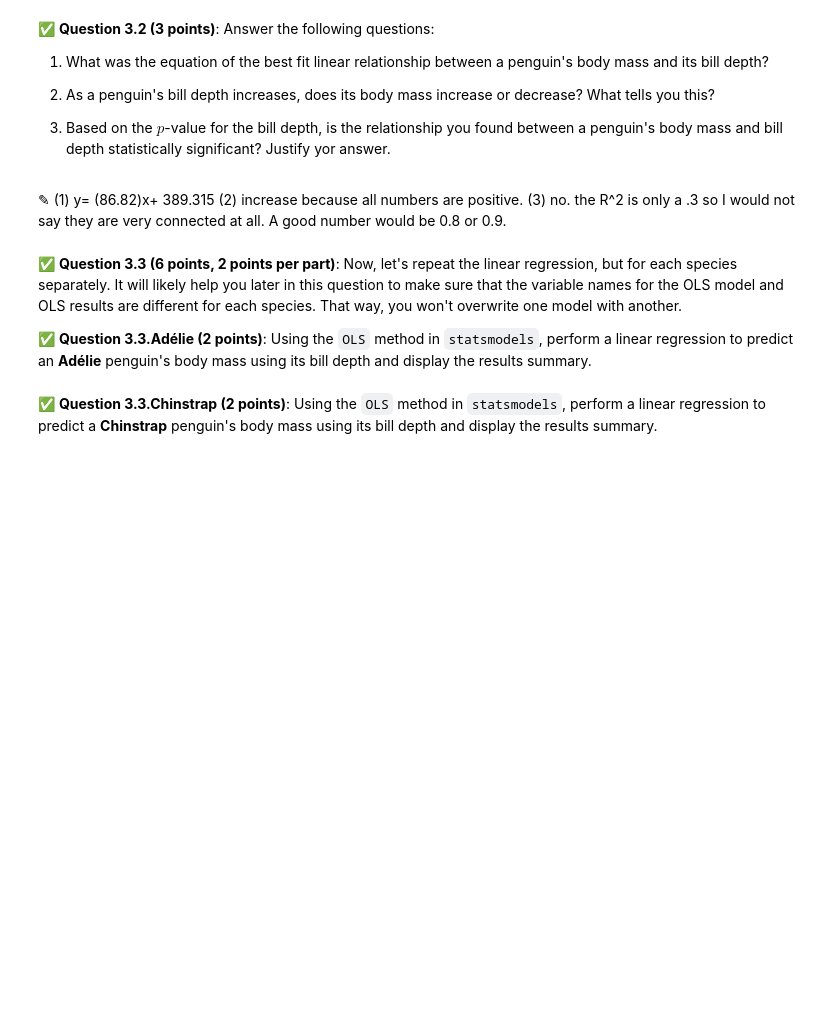
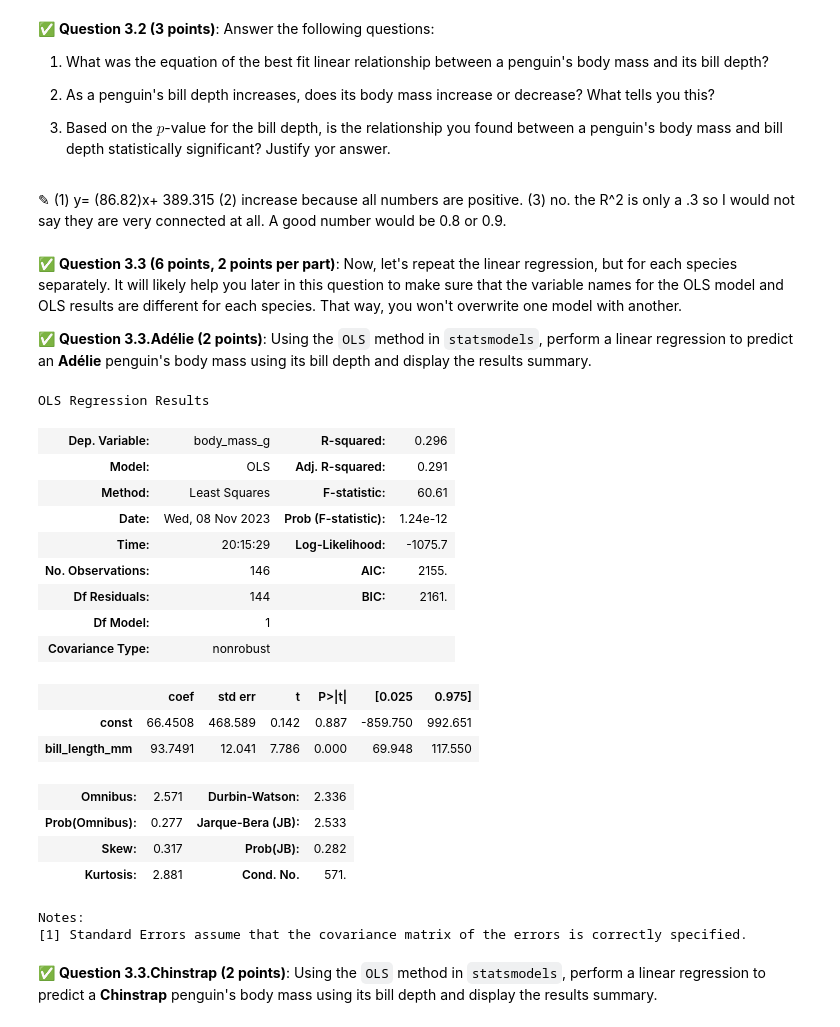
Before and after one commit to ryn-vw/CMSE202-f23-turnin, a Jupyter notebook: HW-3/HW-03_Ryn VW.ipynb, the cells around one changed output. Saved outputs shown, nothing was run; the diff lists cells and outputs as text; code cells hidden in the pictures; blank space fills up the shorter version.

```diff
--- a/HW-3/HW-03_Ryn VW.ipynb
+++ b/HW-3/HW-03_Ryn VW.ipynb
@@ -183,2 +182,32 @@ Notes:
+# %%
+# Put your code here
+a_body_mass=smaller_datasets['Adelie']['body_mass_g']
+a_bill_depth=smaller_datasets['Adelie']['bill_length_mm']
+model_perfect = sm.OLS(p_body_mass, p_bill_depth )  # make the model
+results = model_perfect.fit()         # run the OLS fit
+x_with_cnst = sm.add_constant(p_bill_depth)
+model = sm.OLS(p_body_mass, x_with_cnst)
+results = model.fit()
+results.summary()
+# %% [output]
+OLS Regression Results
+| Dep. Variable: | body_mass_g | R-squared: | 0.296 |
+| Model: | OLS | Adj. R-squared: | 0.291 |
+| Method: | Least Squares | F-statistic: | 60.61 |
+| Date: | Wed, 08 Nov 2023 | Prob (F-statistic): | 1.24e-12 |
+| Time: | 20:15:29 | Log-Likelihood: | -1075.7 |
+| No. Observations: | 146 | AIC: | 2155. |
+| Df Residuals: | 144 | BIC: | 2161. |
+| Df Model: | 1 |  |  |
+| Covariance Type: | nonrobust |  |  |
+|  | coef | std err | t | P>|t| | [0.025 | 0.975] |
+| const | 66.4508 | 468.589 | 0.142 | 0.887 | -859.750 | 992.651 |
+| bill_length_mm | 93.7491 | 12.041 | 7.786 | 0.000 | 69.948 | 117.550 |
+| Omnibus: | 2.571 | Durbin-Watson: | 2.336 |
+| Prob(Omnibus): | 0.277 | Jarque-Bera (JB): | 2.533 |
+| Skew: | 0.317 | Prob(JB): | 0.282 |
+| Kurtosis: | 2.881 | Cond. No. | 571. |
+Notes:
+[1] Standard Errors assume that the covariance matrix of the errors is correctly specified.
 # %% [markdown]
 &#9989;  **Question 3.3.Chinstrap (2 points)**: Using the `OLS` method in `statsmodels`, perform a linear regression to predict a  **Chinstrap** penguin's body mass using its bill depth and display the results summary.
```
Also changed, not shown: parts of 13 cells of this notebook.
